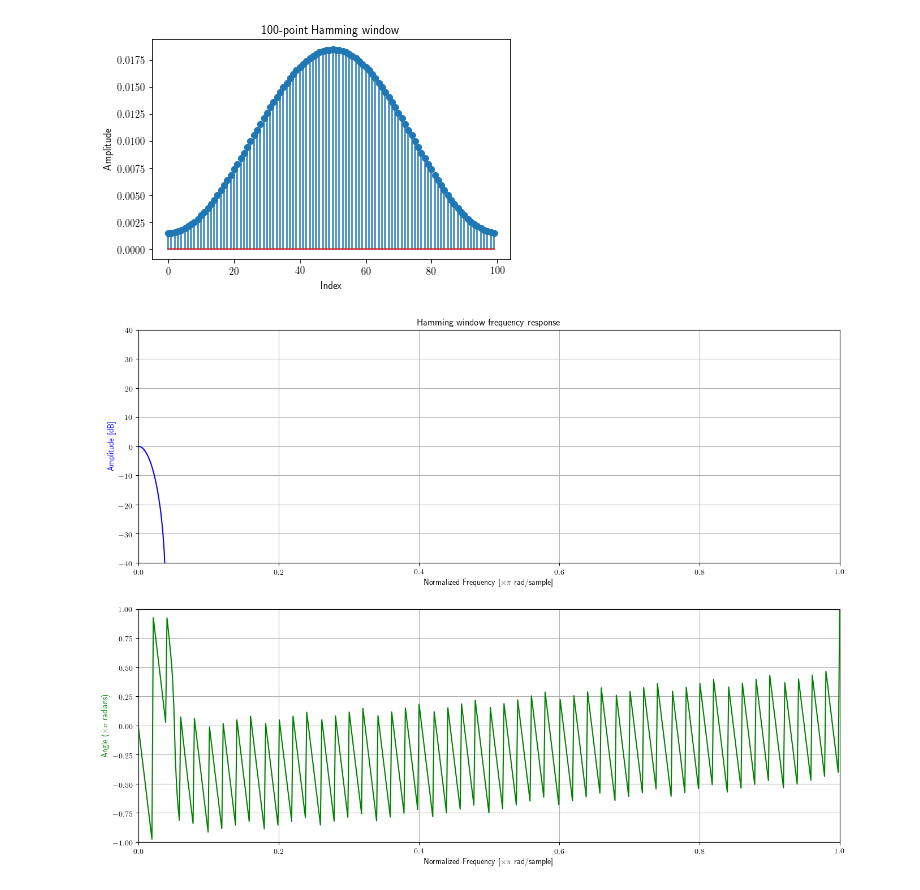
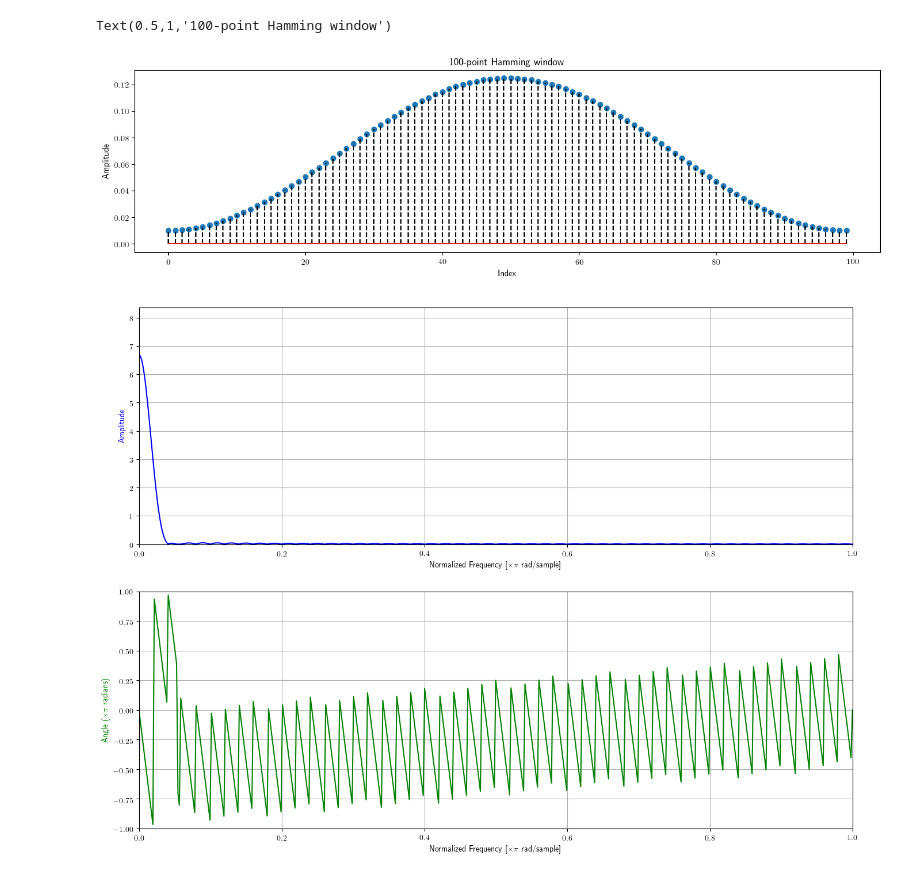
Before and after one commit to raymondxyy/pyaudlib, a Jupyter notebook: egs/dsp/filterbanks.ipynb, the cells around one changed output. Drawn from its saved outputs; the diff is of its cells as text; code cells hidden in the pictures.

```diff
--- a/egs/dsp/filterbanks.ipynb
+++ b/egs/dsp/filterbanks.ipynb
@@ -10,17 +10,21 @@ plt.rc('text', usetex=True)
 # %%
 ## Creating a Hamming window
 sr = 16000
 window_length = 0.010  # in seconds
 hop_fraction = 0.25
 wsize = 100
-wind = hamming(wsize, normdc=True)
+wind = hamming(wsize, nchan=wsize)
 #wind = rect(wsize, normdc=True)
-plt.stem(np.arange(wsize),wind)
-plt.xlabel('Index'); plt.ylabel('Amplitude'); plt.title('{}-point Hamming window'.format(wsize))
-plt.tight_layout()
+fig = plt.figure(figsize=(16, 4), dpi= 100)
+ax = fig.add_subplot(111)
+ax.stem(np.arange(wsize),wind, linefmt='--k')
+ax.set_xlabel('Index'); ax.set_ylabel('Amplitude'); ax.set_title('{}-point Hamming window'.format(wsize))
 # %% [output]
+Text(0.5,1,'100-point Hamming window')
-[figure, old version]
+[figure, new version]
 # %%
+from audlib.plot import magresp, phsresp
+
 ## Plot Hamming window's frequency response
 nfft = max(1024, int(2**np.ceil(np.log2(wsize))))  # at least show 512 frequency points
 #ww, hh = signal.freqz(wind, whole=True, worN=)
@@ -29,21 +33,10 @@ hh = rfft(wind, n=nfft)
 #import ipdb; ipdb.set_trace()
 fig = plt.figure(figsize=(16, 12), dpi= 100)
 ax1 = fig.add_subplot(211)
-ax1.set_title('Hamming window frequency response')
-ax1.plot(ww, 20*np.log10(np.abs(hh)+1e-16), 'b')
-ax1.set_ylabel('Amplitude [dB]', color='b')
-ax1.set_xlabel(r'Normalized Frequency [$\times \pi$ rad/sample]')
-ax1.set_ylim(-40, 40)
-ax1.set_xlim(0, 1)
-ax1.grid()
+magresp(ww, hh, ax1, units=('rad', 'mag'))
 # Plot phase response
 ax2 = fig.add_subplot(212)
 angles = np.angle(hh)
-ax2.plot(ww, angles/np.pi, 'g')
-ax2.set_ylabel(r'Angle ($\times \pi$ radians)', color='g')
-ax2.set_xlabel(r'Normalized Frequency [$\times \pi$ rad/sample]')
-ax2.set_ylim(-1, 1)
-ax2.set_xlim(0, 1)
-ax2.grid()
+phsresp(ww, hh, ax2)
 # %% [output]
-[figure, old version]
+[figure, new version]
```
Also changed, not shown: parts of 6 cells of this notebook, 11 other files.
